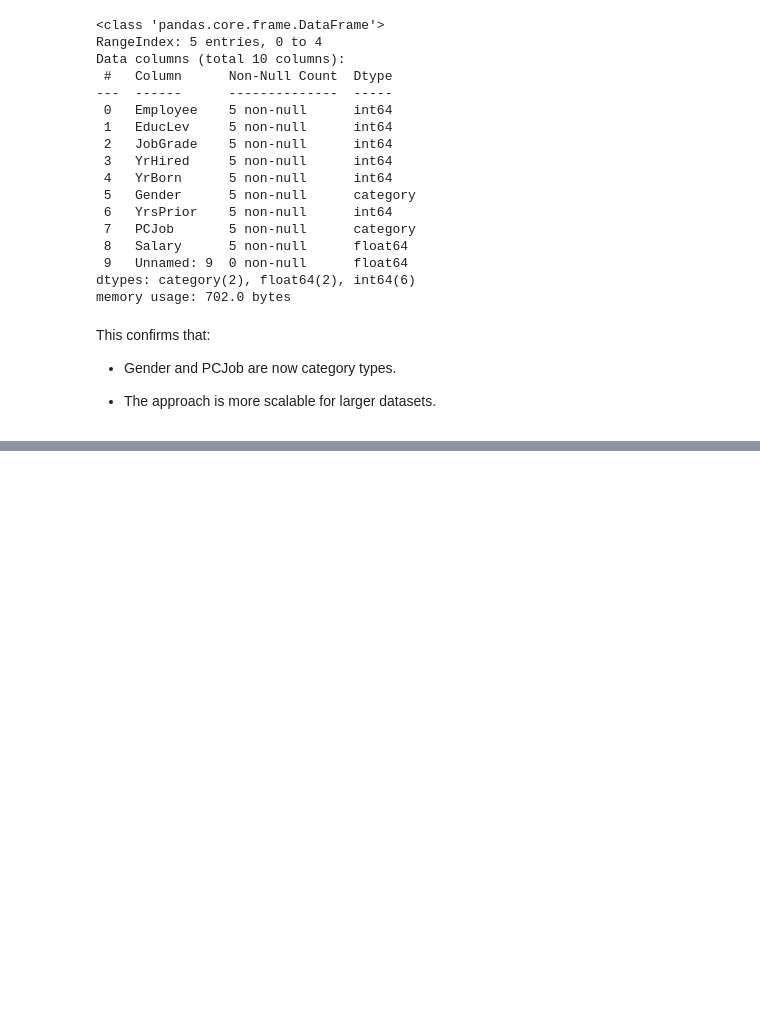
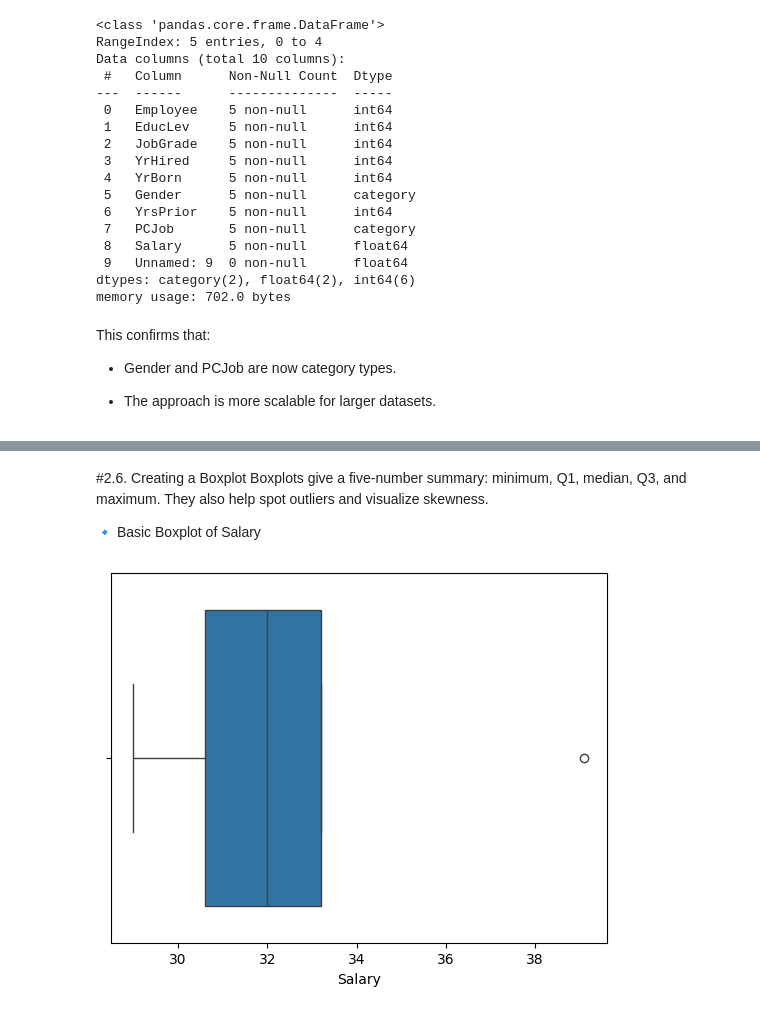
Before and after one commit to Aishaamalik/Data-Analysis-Intern, a Jupyter notebook: week_0.ipynb, the cells around one changed output, grey strips where cells are left out. Saved outputs shown, nothing was run; the diff lists cells and outputs as text; code cells hidden in the pictures; blank space fills up the shorter version.

```diff
--- a/week_0.ipynb
+++ b/week_0.ipynb
@@ -287,0 +391,11 @@ This confirms that:
+# %% [markdown]
+#2.6. Creating a Boxplot
+Boxplots give a five-number summary: minimum, Q1, median, Q3, and maximum.
+They also help spot outliers and visualize skewness.
+
+🔹 Basic Boxplot of Salary
+# %%
+# Horizontal boxplot
+sns.boxplot(x=bank['Salary'], showfliers=True);
+# %% [output]
+[figure, added]
```
Also changed, not shown: parts of 29 cells of this notebook.
